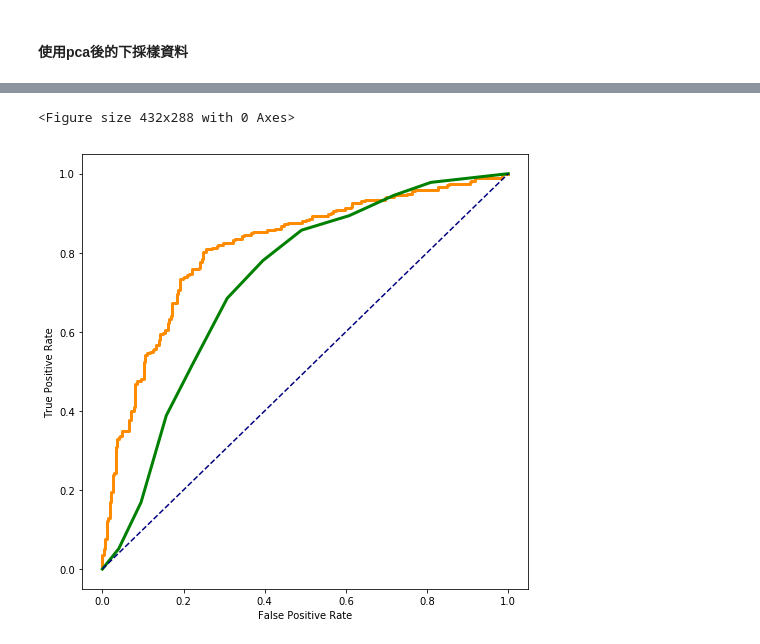
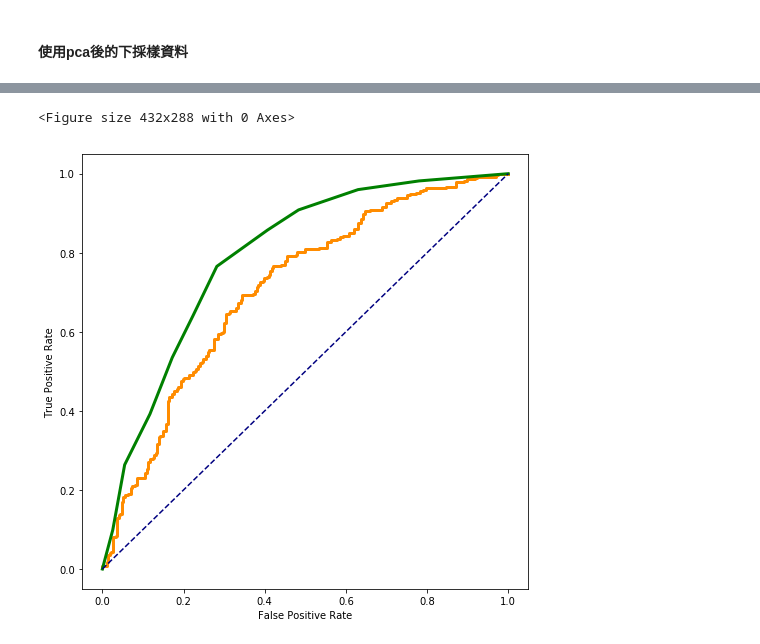
Before and after one commit to yehyifan/water_quality, a Jupyter notebook: Water quality.ipynb, the cells around one changed output, grey strips where cells are left out. Cells and saved outputs as stored; diff of their text form; code cells hidden in the pictures.

```diff
--- a/Water quality.ipynb
+++ b/Water quality.ipynb
@@ -557,22 +559,25 @@ avg / total       0.69      0.69      0.69       546
 # %%
 # ROC curve
+y_gnb_score = gnb.predict_proba(X_test)
+y_clf_score = clf.predict_proba(X_test)
+
 gfpr, gtpr, gthreshold = roc_curve(y_test, y_gnb_score[:,1])
 cfpr, ctpr, gthreshold = roc_curve(y_test, y_clf_score[:,1])
 roc_auc_gussian = auc(gfpr, gtpr)
 roc_auc_clf = auc(cfpr, ctpr)
 
 plt.figure()
 lw = 3
 plt.figure(figsize=(8,8))
 plt.plot(gfpr, gtpr, color='darkorange', lw=lw,
          label='RandomForest(area=%0.2f)' %roc_auc_clf)
 plt.plot(cfpr, ctpr, color='green', lw=lw,
          label='RandomForest(area=%0.2f)' %roc_auc_clf)
 plt.plot([0,1], [0,1], color='navy', linestyle='--')
 plt.xlabel('False Positive Rate')
 plt.ylabel('True Positive Rate')
 # plt.title('title')
 plt.show()
 # %% [output]
 <Figure size 432x288 with 0 Axes>
-[figure, old version]
+[figure, new version]
```
Also changed, not shown: parts of 15 cells of this notebook, 4 other files.
